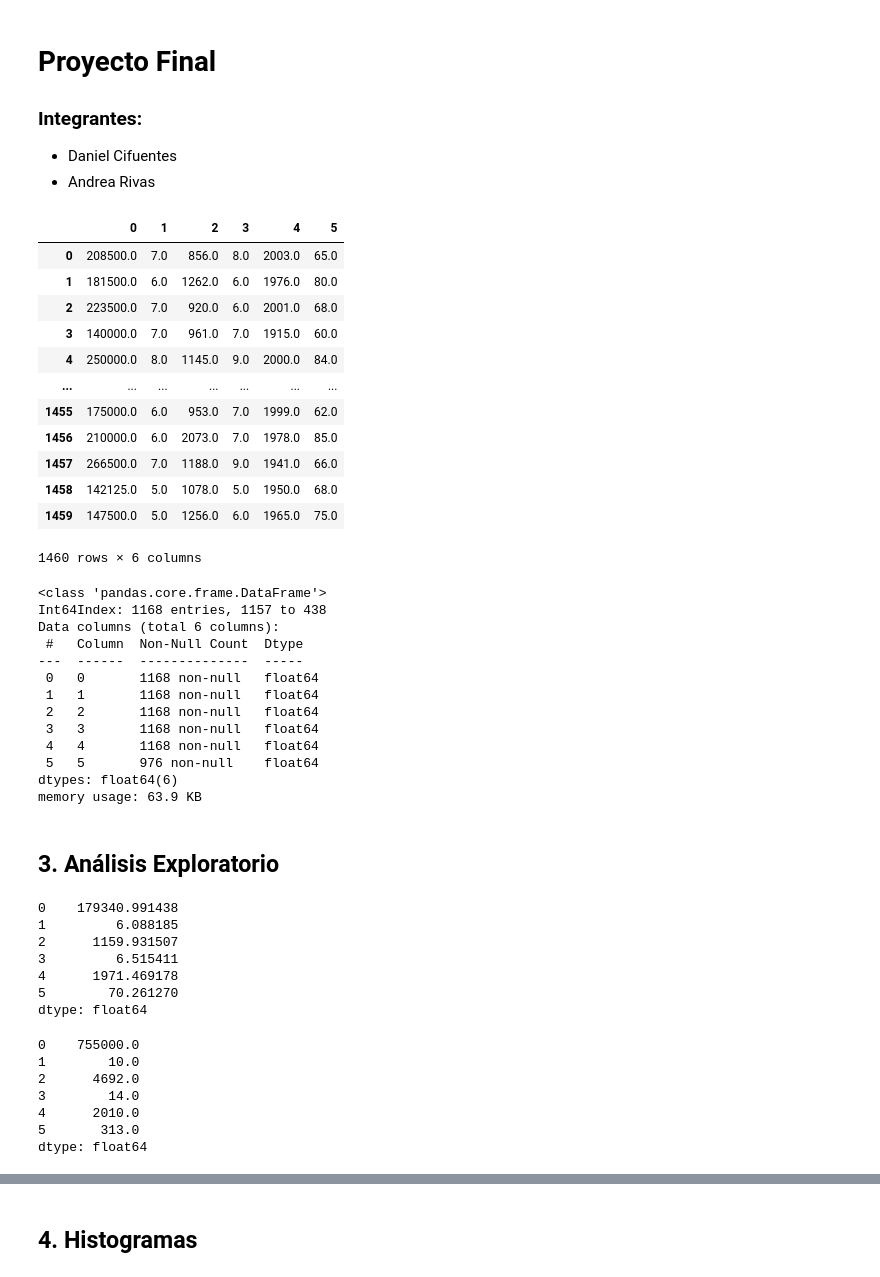
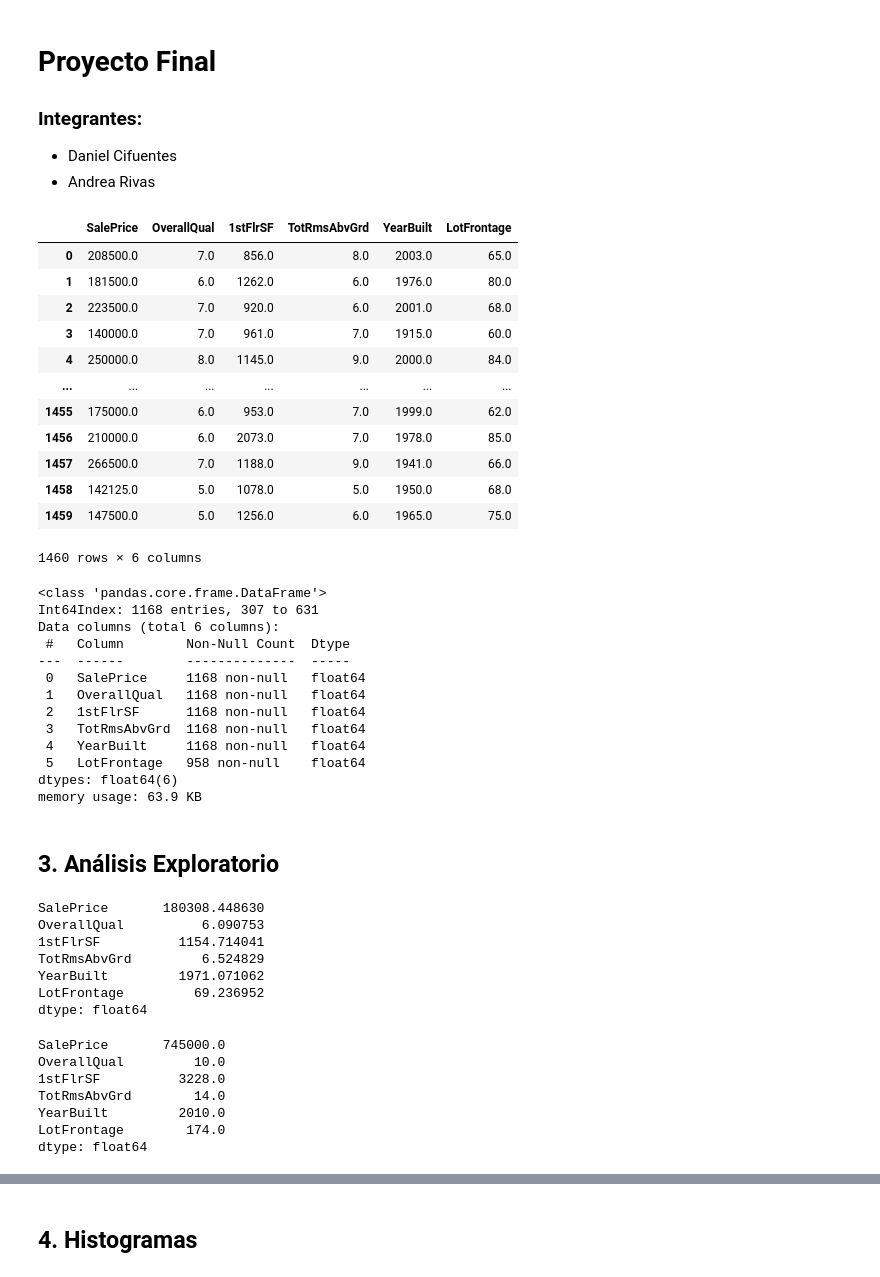
Before and after one commit to andrear17/Proyecto_Final-CDP, a Jupyter notebook: Proyecto_Final.ipynb, the cells around one changed output, grey strips where cells are left out. Cells and saved outputs as stored; diff of their text form; code cells hidden in the pictures.

```diff
--- a/Proyecto_Final.ipynb
+++ b/Proyecto_Final.ipynb
@@ -12,10 +13,10 @@ from matplotlib import pyplot as plt
 # Extra
 from sklearn.model_selection import train_test_split
 # %%
-data = pd.DataFrame(np.load('./data/proyecto_training_data.npy'))
+data = pd.DataFrame(np.load('./data/proyecto_training_data.npy'), columns = ['SalePrice', 'OverallQual', '1stFlrSF', 'TotRmsAbvGrd', 'YearBuilt', 'LotFrontage'])
 data
 # %% [output]
-|  | 0 | 1 | 2 | 3 | 4 | 5 |
+|  | SalePrice | OverallQual | 1stFlrSF | TotRmsAbvGrd | YearBuilt | LotFrontage |
 | 0 | 208500.0 | 7.0 | 856.0 | 8.0 | 2003.0 | 65.0 |
 | 1 | 181500.0 | 6.0 | 1262.0 | 6.0 | 1976.0 | 80.0 |
 | 2 | 223500.0 | 7.0 | 920.0 | 6.0 | 2001.0 | 68.0 |
@@ -36,16 +37,16 @@ train, test = train_test_split(data, test_size = 0.2)
 train.info()
 # %% [output]
 <class 'pandas.core.frame.DataFrame'>
-Int64Index: 1168 entries, 1157 to 438
+Int64Index: 1168 entries, 307 to 631
 Data columns (total 6 columns):
- #   Column  Non-Null Count  Dtype
----  ------  --------------  -----
- 0   0       1168 non-null   float64
- 1   1       1168 non-null   float64
- 2   2       1168 non-null   float64
- 3   3       1168 non-null   float64
- 4   4       1168 non-null   float64
- 5   5       976 non-null    float64
+ #   Column        Non-Null Count  Dtype
+---  ------        --------------  -----
+ 0   SalePrice     1168 non-null   float64
+ 1   OverallQual   1168 non-null   float64
+ 2   1stFlrSF      1168 non-null   float64
+ 3   TotRmsAbvGrd  1168 non-null   float64
+ 4   YearBuilt     1168 non-null   float64
+ 5   LotFrontage   958 non-null    float64
 dtypes: float64(6)
 memory usage: 63.9 KB
 # %% [markdown]
@@ -54,23 +55,23 @@ memory usage: 63.9 KB
 # Media
 train.mean()
 # %% [output]
-0    179340.991438
-1         6.088185
-2      1159.931507
-3         6.515411
-4      1971.469178
-5        70.261270
+SalePrice       180308.448630
+OverallQual          6.090753
+1stFlrSF          1154.714041
+TotRmsAbvGrd         6.524829
+YearBuilt         1971.071062
+LotFrontage         69.236952
 dtype: float64
 # %%
 # Valores máximos
 train.max()
 # %% [output]
-0    755000.0
-1        10.0
-2      4692.0
-3        14.0
-4      2010.0
-5       313.0
+SalePrice       745000.0
+OverallQual         10.0
+1stFlrSF          3228.0
+TotRmsAbvGrd        14.0
+YearBuilt         2010.0
+LotFrontage        174.0
 dtype: float64
 # %%
 # Valores mínimos
```
Also changed, not shown: parts of 30 cells of this notebook.
